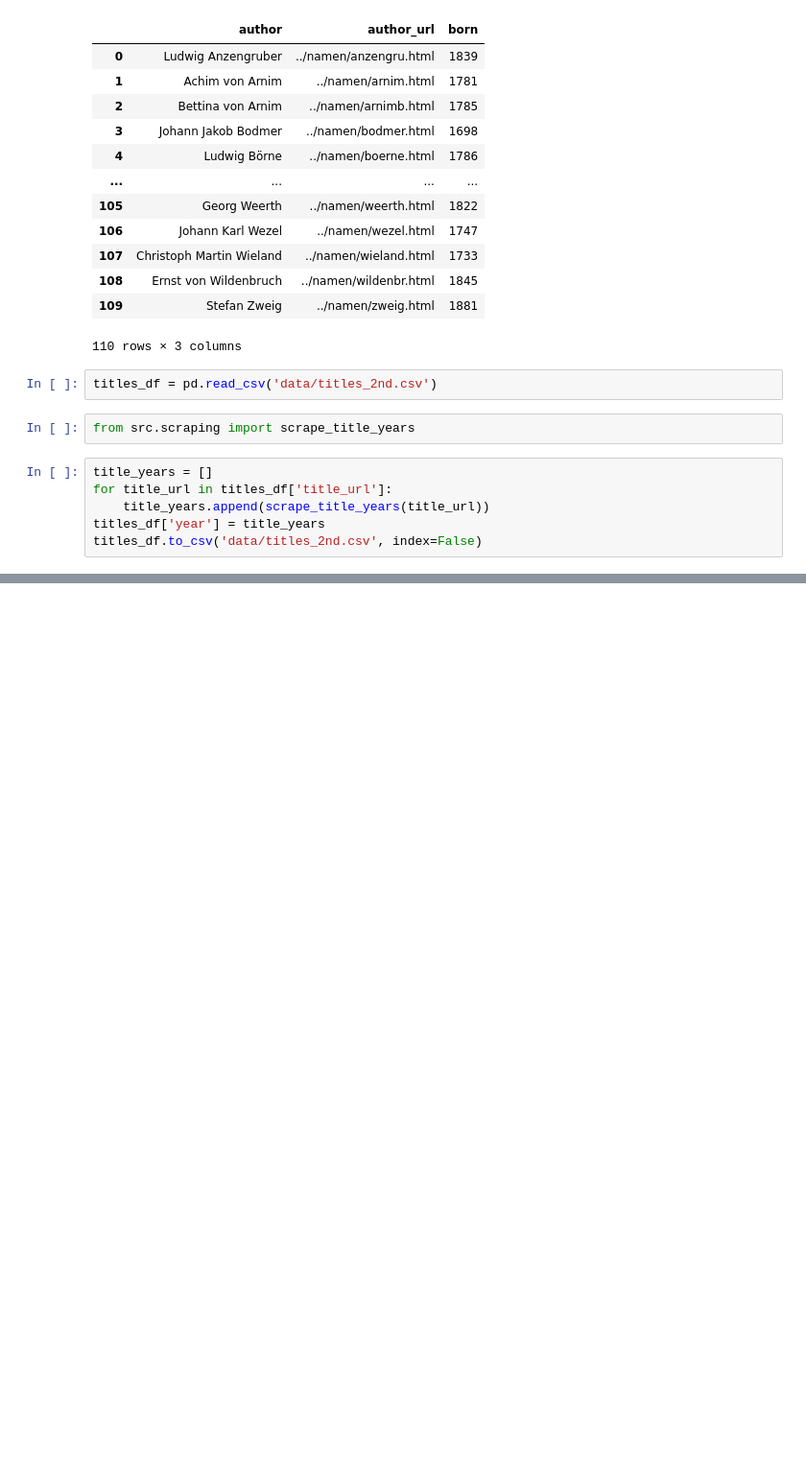
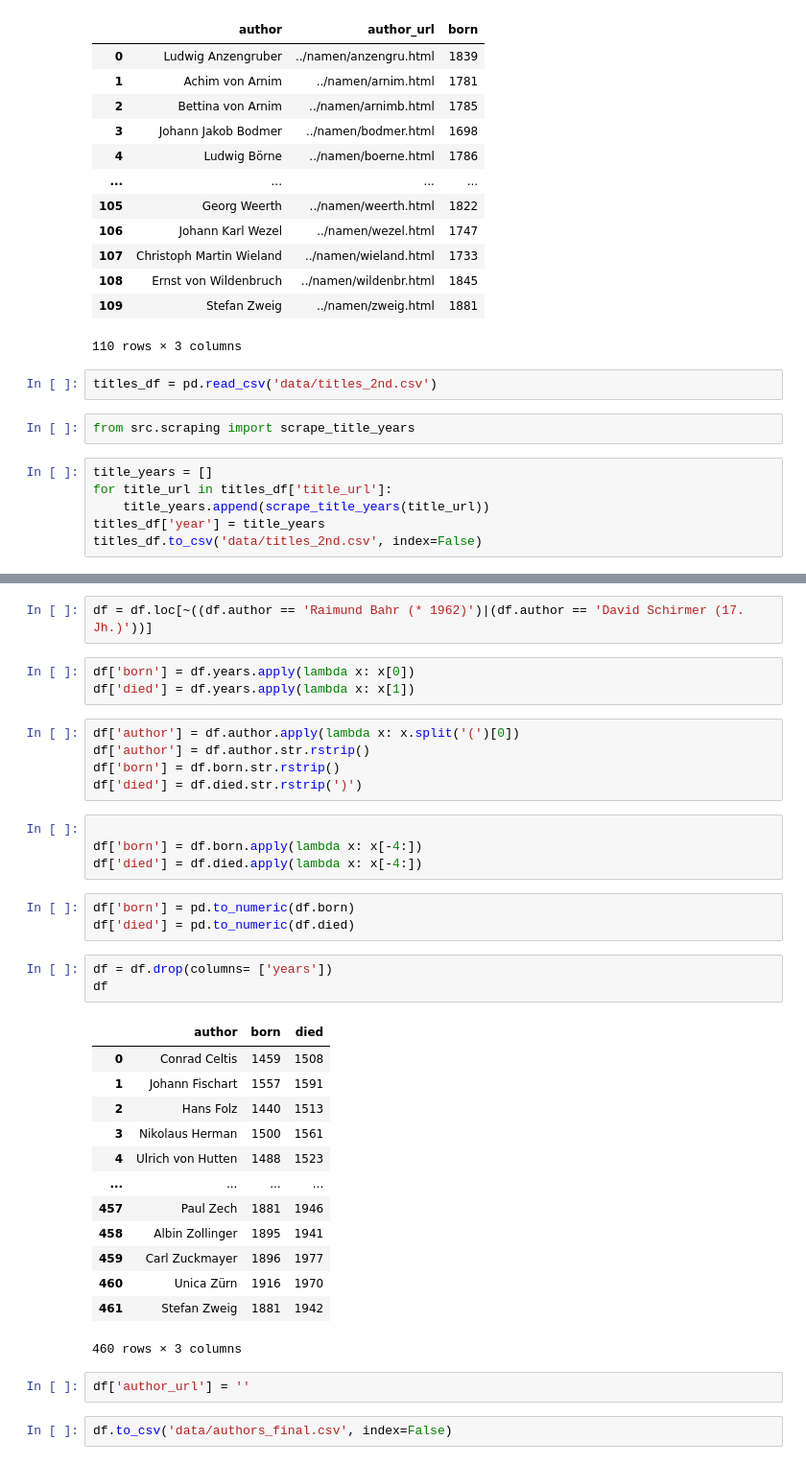
Before and after one commit to ATC-mmueller/nlp_publication_year, a Jupyter notebook: authors.ipynb, the cells around one changed output, grey strips where cells are left out. Shown at 96% size. Cells and saved outputs as stored; diff of their text form; blank space fills up the shorter version.

```diff
--- a/authors.ipynb
+++ b/authors.ipynb
@@ -298,0 +328,38 @@ titles_df.to_csv('data/titles_second.csv', index=False)
+# %%
+df = df.loc[~((df.author == 'Raimund Bahr (* 1962)')|(df.author == 'David Schirmer (17. Jh.)'))]
+# %%
+df['born'] = df.years.apply(lambda x: x[0])
+df['died'] = df.years.apply(lambda x: x[1])
+# %%
+df['author'] = df.author.apply(lambda x: x.split('(')[0])
+df['author'] = df.author.str.rstrip()
+df['born'] = df.born.str.rstrip()
+df['died'] = df.died.str.rstrip(')')
+# %%
+
+df['born'] = df.born.apply(lambda x: x[-4:])
+df['died'] = df.died.apply(lambda x: x[-4:])
+# %%
+df['born'] = pd.to_numeric(df.born)
+df['died'] = pd.to_numeric(df.died)
+# %%
+df = df.drop(columns= ['years'])
+df
+# %% [output]
+|  | author | born | died |
+| 0 | Conrad Celtis | 1459 | 1508 |
+| 1 | Johann Fischart | 1557 | 1591 |
+| 2 | Hans Folz | 1440 | 1513 |
+| 3 | Nikolaus Herman | 1500 | 1561 |
+| 4 | Ulrich von Hutten | 1488 | 1523 |
+| ... | ... | ... | ... |
+| 457 | Paul Zech | 1881 | 1946 |
+| 458 | Albin Zollinger | 1895 | 1941 |
+| 459 | Carl Zuckmayer | 1896 | 1977 |
+| 460 | Unica Zürn | 1916 | 1970 |
+| 461 | Stefan Zweig | 1881 | 1942 |
+460 rows × 3 columns
+# %%
+df['author_url'] = ''
+# %%
+df.to_csv('data/authors_final.csv', index=False)
```
Also changed, not shown: parts of 13 cells of this notebook, 9 other files.
